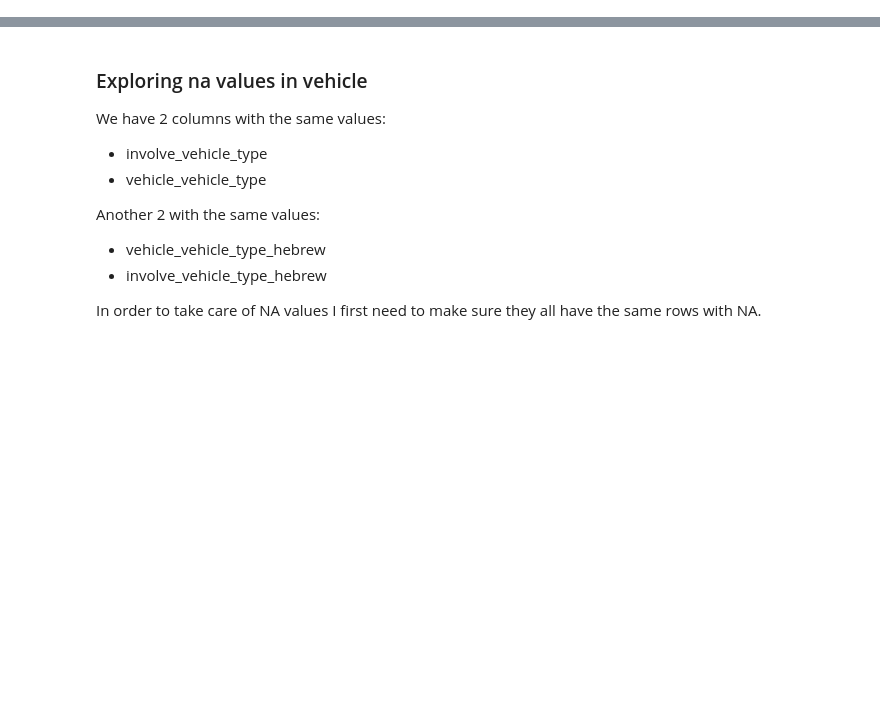
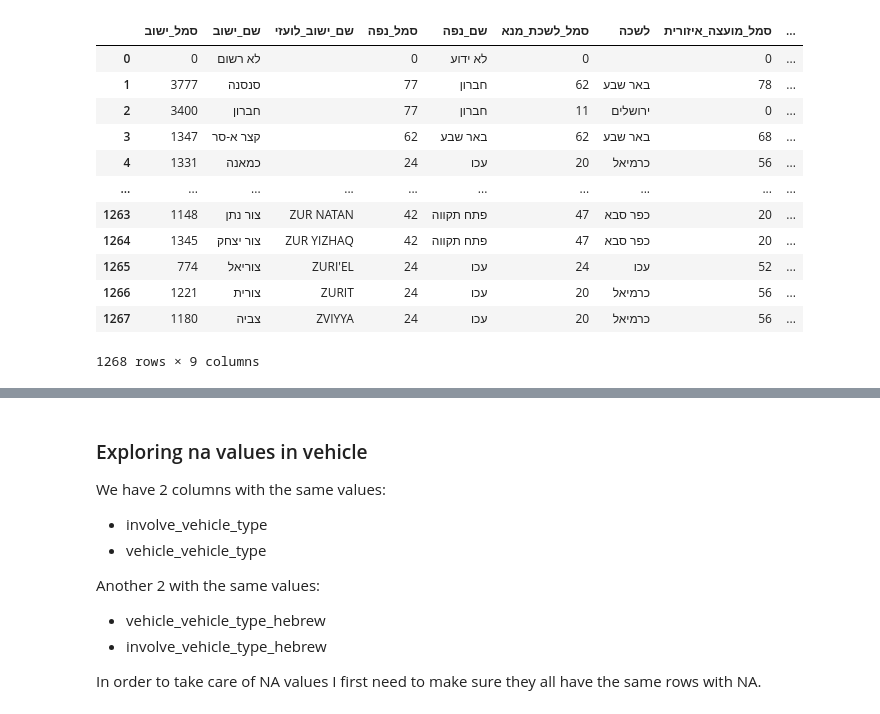
Before and after one commit to tryko/anyway, a Jupyter notebook: EDA_cleaning.ipynb, the cells around one changed output, grey strips where cells are left out. Cells and saved outputs as stored; diff of their text form; code cells hidden in the pictures; blank space fills up the shorter version.

Commit message:
Code to extrct cities

```diff
--- a/EDA_cleaning.ipynb
+++ b/EDA_cleaning.ipynb
@@ -28,0 +55,17 @@ involved_markers_heb_ta
+# %%
+cities_names = pd.read_csv('./csv_tables/israel_cities_names.csv', encoding = "windows-1255")
+cities_names
+# %% [output]
+|  | סמל_ישוב | שם_ישוב | שם_ישוב_לועזי | סמל_נפה | שם_נפה | סמל_לשכת_מנא | לשכה | סמל_מועצה_איזורית | ... |
+| 0 | 0 | לא רשום |  | 0 | לא ידוע | 0 |  | 0 | ... |
+| 1 | 3777 | סנסנה |  | 77 | חברון | 62 | באר שבע | 78 | ... |
+| 2 | 3400 | חברון |  | 77 | חברון | 11 | ירושלים | 0 | ... |
+| 3 | 1347 | קצר א-סר |  | 62 | באר שבע | 62 | באר שבע | 68 | ... |
+| 4 | 1331 | כמאנה |  | 24 | עכו | 20 | כרמיאל | 56 | ... |
+| ... | ... | ... | ... | ... | ... | ... | ... | ... | ... |
+| 1263 | 1148 | צור נתן | ZUR NATAN | 42 | פתח תקווה | 47 | כפר סבא | 20 | ... |
+| 1264 | 1345 | צור יצחק | ZUR YIZHAQ | 42 | פתח תקווה | 47 | כפר סבא | 20 | ... |
+| 1265 | 774 | צוריאל | ZURI'EL | 24 | עכו | 24 | עכו | 52 | ... |
+| 1266 | 1221 | צורית | ZURIT | 24 | עכו | 20 | כרמיאל | 56 | ... |
+| 1267 | 1180 | צביה | ZVIYYA | 24 | עכו | 20 | כרמיאל | 56 | ... |
+1268 rows × 9 columns
```
Also changed, not shown: parts of 22 cells of this notebook, 2 other files.
